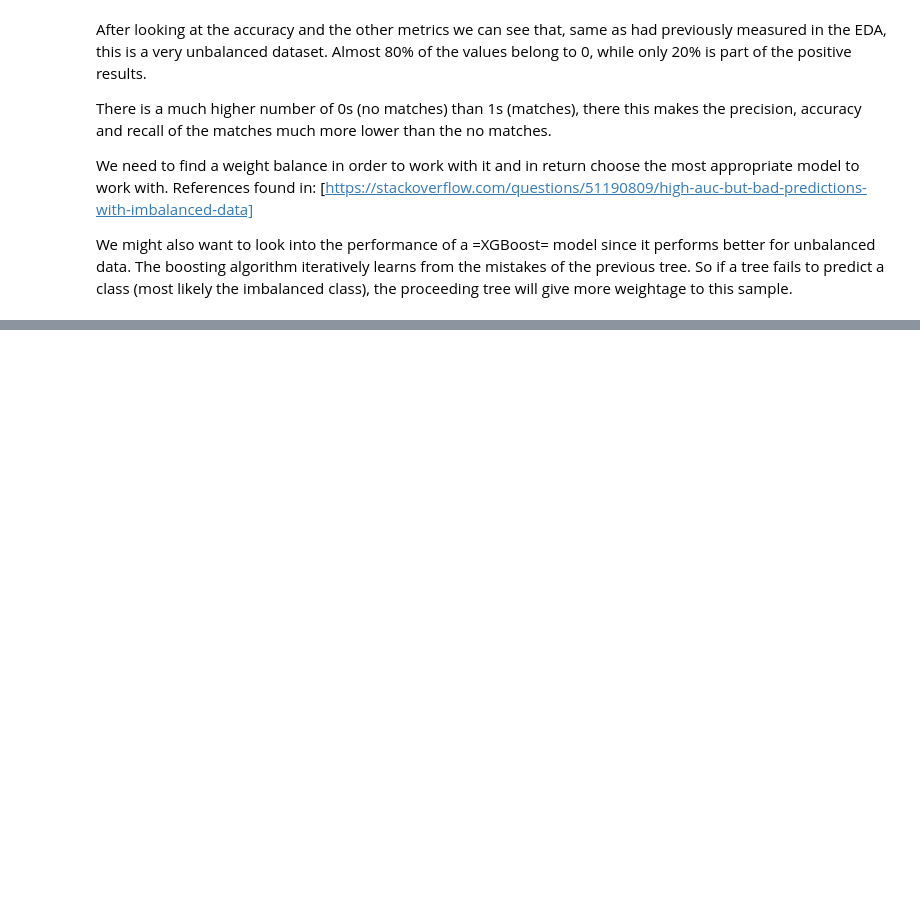
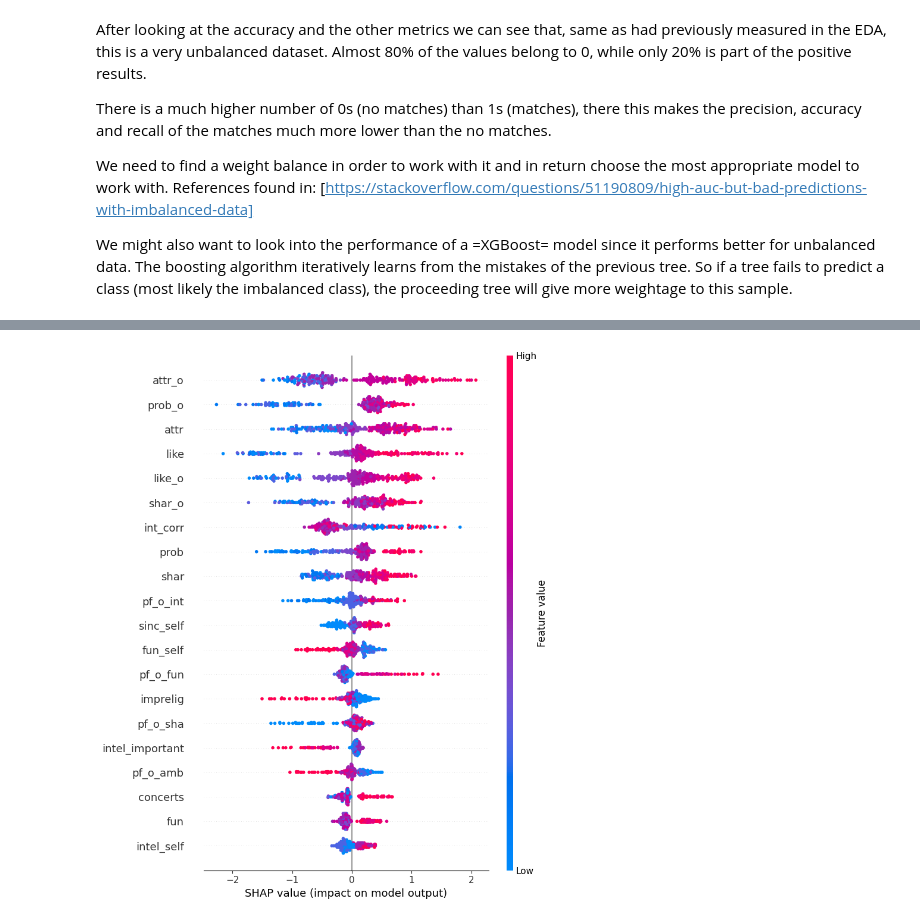
Before and after one commit to meralegre/capstone, a Jupyter notebook: modelling.ipynb, the cells around one changed output, grey strips where cells are left out. Cells and saved outputs as stored; diff of their text form; code cells hidden in the pictures; blank space fills up the shorter version.

Commit message:
printed top 10 shap values

```diff
--- a/modelling.ipynb
+++ b/modelling.ipynb
@@ -347,10 +348,10 @@ weighted avg       0.85      0.80      0.82       251
 # %%
-import shap
-
-explainer = shap.TreeExplainer(lgb_model, X_train)
+explainer = shap.Explainer(lgb_model, X_train)
 shap_values_lgb = explainer.shap_values(X_test)
 
 # Visualize the SHAP values
 shap.summary_plot(shap_values_lgb, X_test)
+# %% [output]
+[figure, added]
 # %%
 explainer = shap.Explainer(rf_model, X_train)
```
Also changed, not shown: parts of 9 cells of this notebook.
